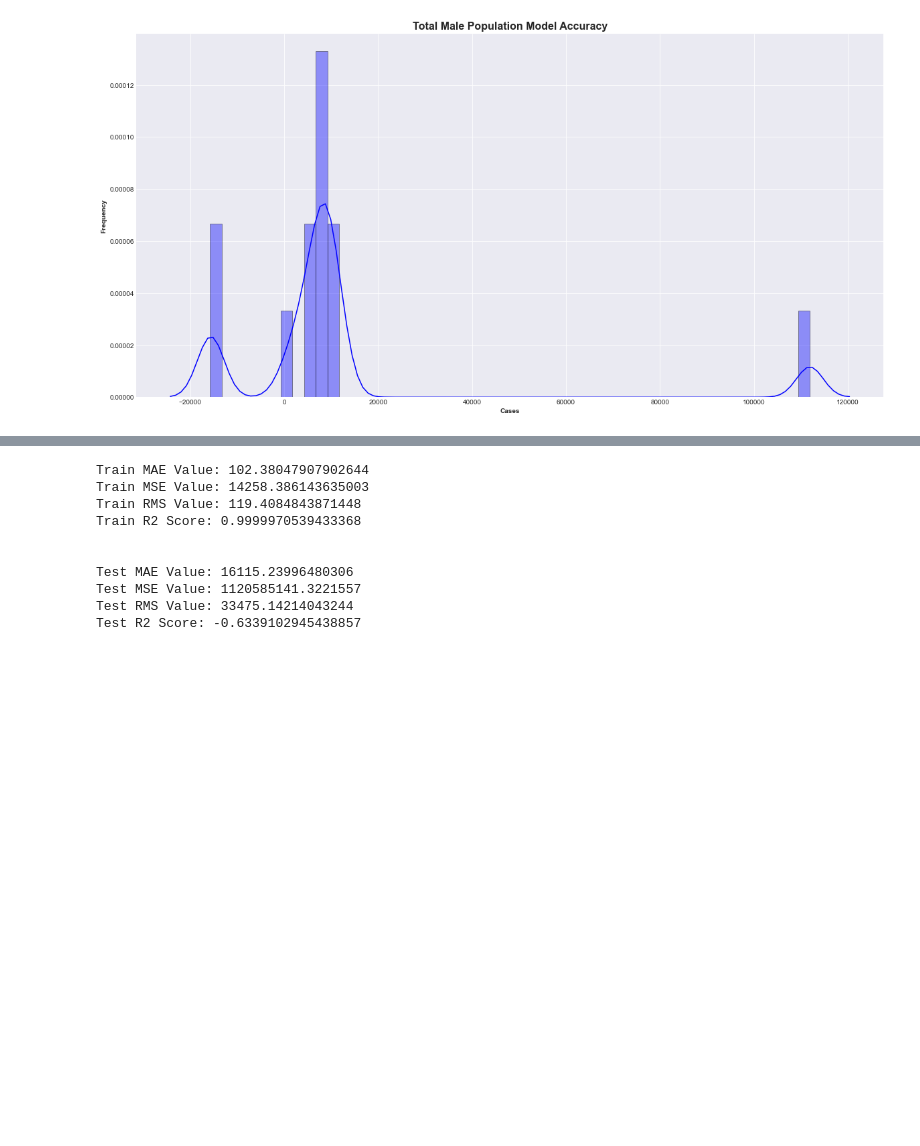
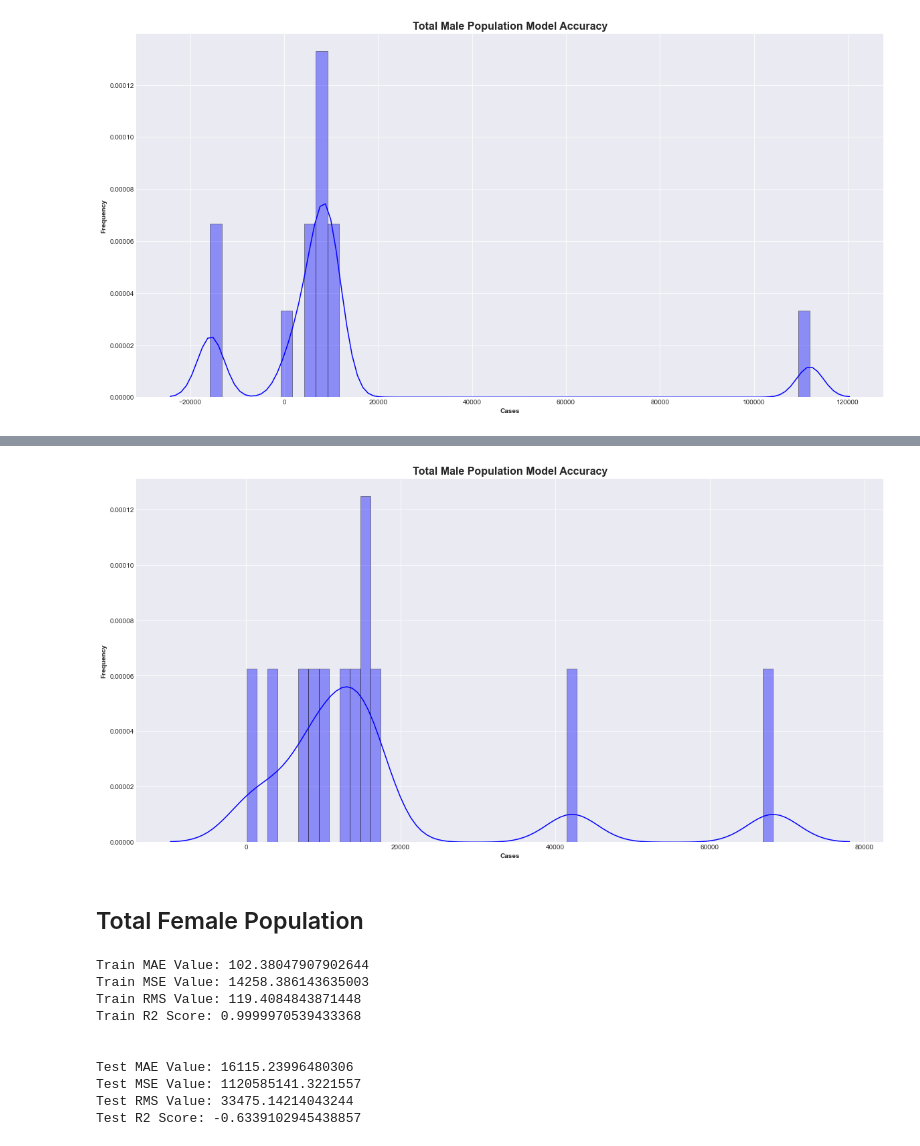
Before and after one commit to aakula7/Health-Literacy-COVID19, a Jupyter notebook: Census Demographic Data/Clean Data/Male and Female/XGBoost.ipynb, the cells around one changed output, grey strips where cells are left out. Cells and saved outputs as stored; diff of their text form; code cells hidden in the pictures; blank space fills up the shorter version.

```diff
--- a/Census Demographic Data/Clean Data/Male and Female/XGBoost.ipynb
+++ b/Census Demographic Data/Clean Data/Male and Female/XGBoost.ipynb
@@ -213,3 +345,17 @@ plt.show();
+# %%
+rcParams['figure.figsize'] = 20, 10
+
+plt.figure()
+sns.distplot((np.array(test_predictions).reshape(-1) - y_test), bins = 51, color = 'b', hist_kws = {'edgecolor':'k'})
+plt.title('Total Male Population Model Accuracy', fontsize = 16, fontweight = 'bold')
+plt.xlabel('Cases', fontsize = 10, fontweight = 'bold')
+plt.ylabel('Frequency', fontsize = 10, fontweight = 'bold')
+
+plt.show();
+# %% [output]
+[figure, added]
+# %% [markdown]
+## Total Female Population
 # %%
 features_list = ['Total population_Female']
 
```
Also changed, not shown: parts of 51 cells of this notebook, 8 other files.
